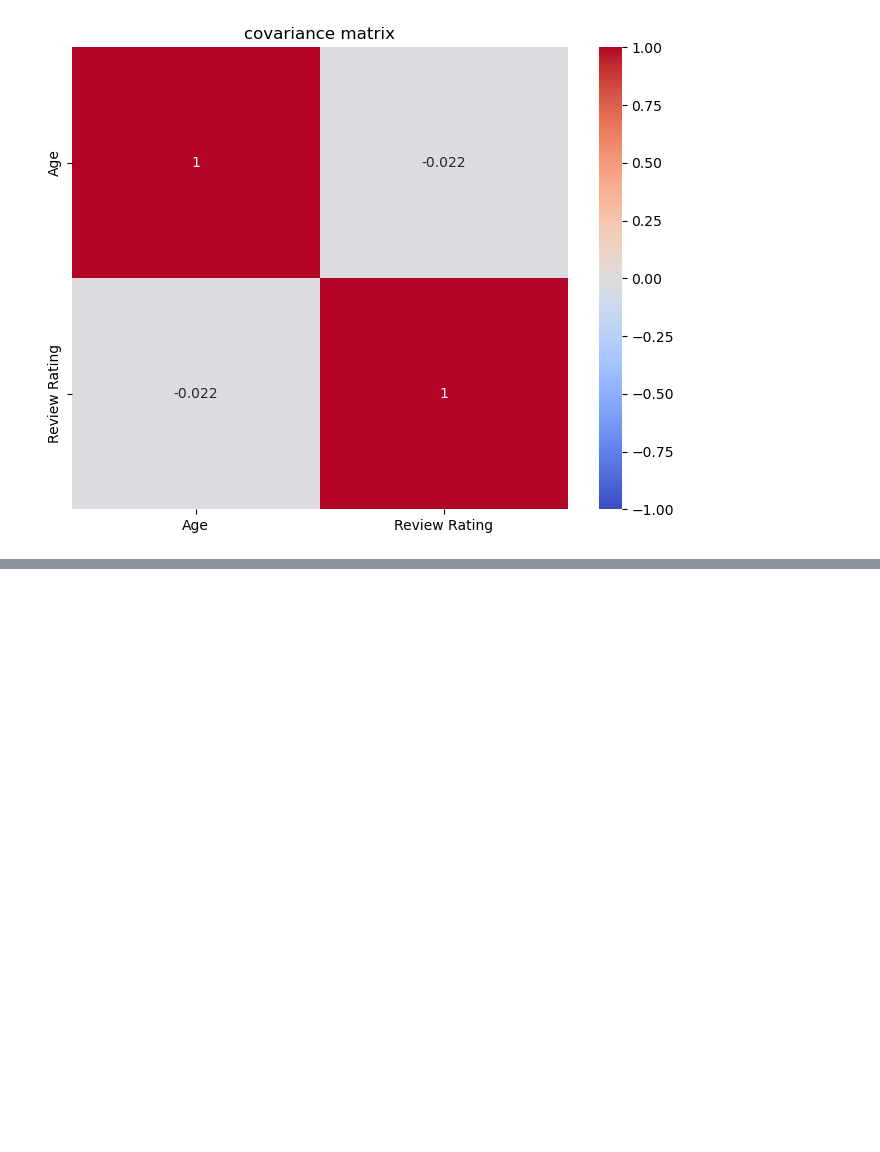
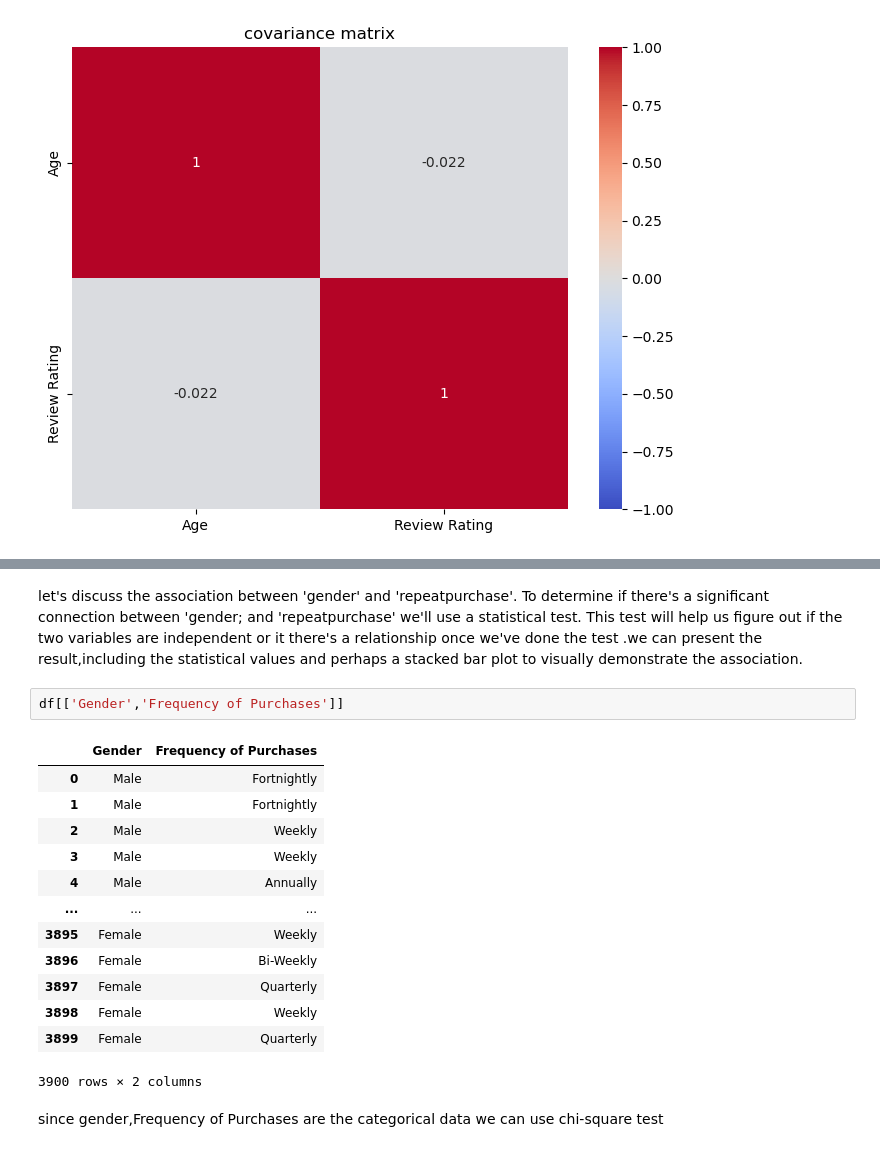
Before and after one commit to srinijalanda93/Machine-learning, a Jupyter notebook: 2448526_Srinija_lab-2.ipynb, the cells around one changed output, grey strips where cells are left out. Saved outputs shown, nothing was run; the diff lists cells and outputs as text; blank space fills up the shorter version.

```diff
--- a/lab-2.ipynb
+++ b/2448526_Srinija_lab-2.ipynb
@@ -306,0 +327,23 @@ mplt.show()
+# %% [markdown]
+let's discuss the association between 'gender' and 'repeatpurchase'.
+To determine if there's a significant connection between 'gender; and 'repeatpurchase' we'll use a statistical test.
+This test will help us figure out if the two variables are independent or it there's a relationship
+once we've done the test .we can present the result,including the statistical values and perhaps a stacked bar plot to visually demonstrate the association.
+# %%
+df[['Gender','Frequency of Purchases']]
+# %% [output]
+|  | Gender | Frequency of Purchases |
+| 0 | Male | Fortnightly |
+| 1 | Male | Fortnightly |
+| 2 | Male | Weekly |
+| 3 | Male | Weekly |
+| 4 | Male | Annually |
+| ... | ... | ... |
+| 3895 | Female | Weekly |
+| 3896 | Female | Bi-Weekly |
+| 3897 | Female | Quarterly |
+| 3898 | Female | Weekly |
+| 3899 | Female | Quarterly |
+3900 rows × 2 columns
+# %% [markdown]
+since gender,Frequency of Purchases are the categorical data we can use chi-square test
```
Also changed, not shown: parts of 20 cells of this notebook.
